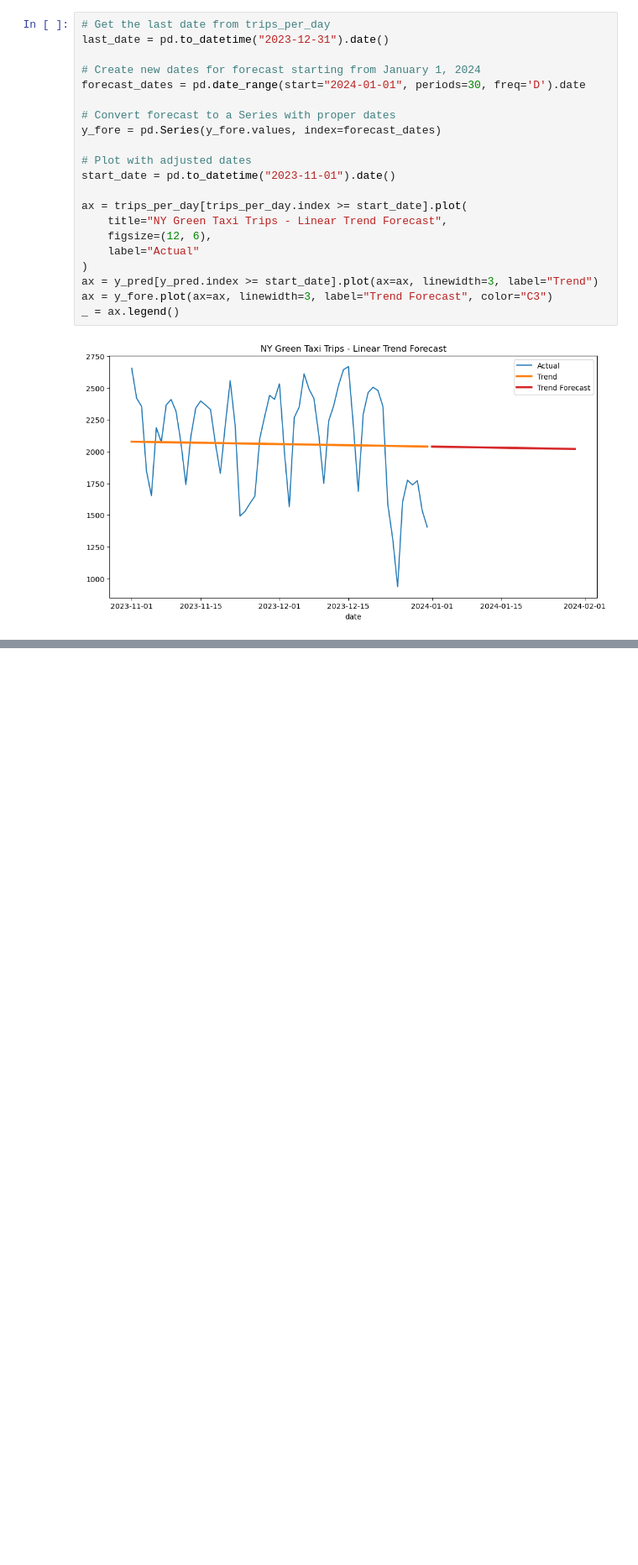
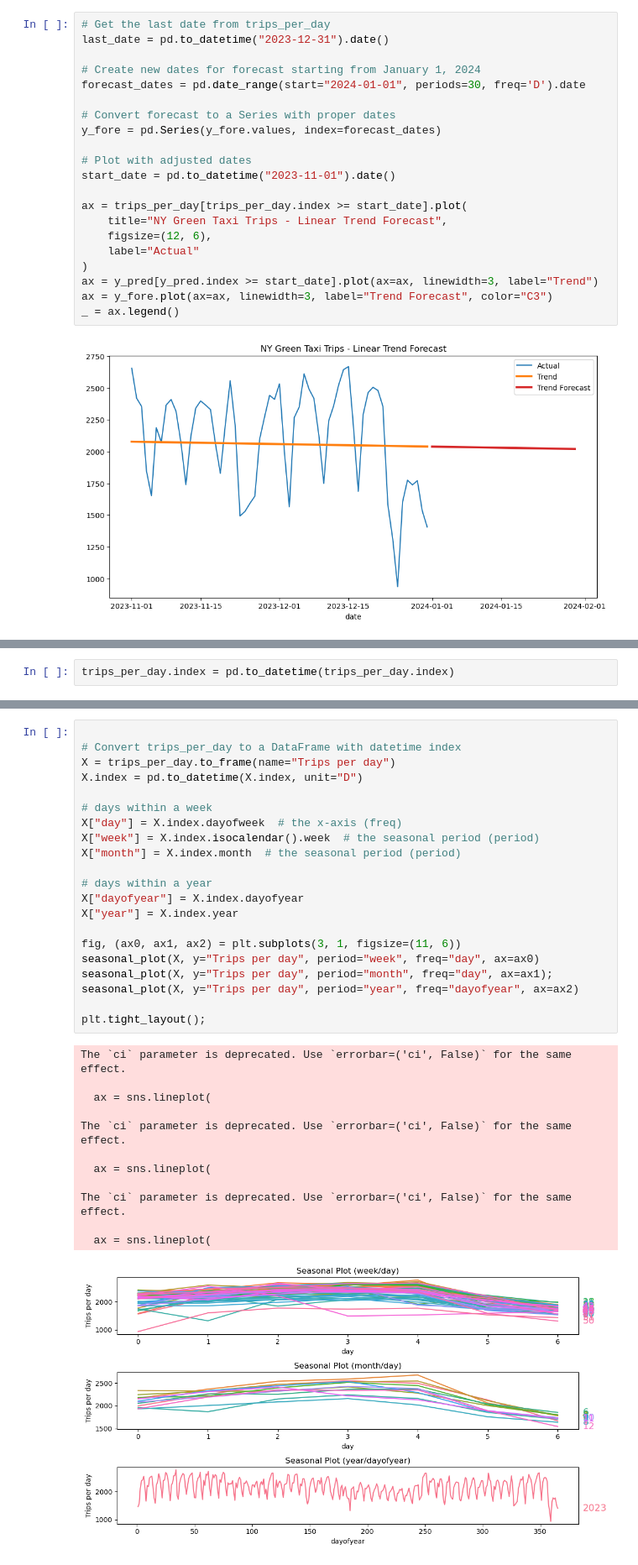
Before and after one commit to TillMeineke/ML_Zoomcamp2024_hw, a Jupyter notebook: NYTaxiForecast/notebooks/00_EDA.ipynb, the cells around one changed output, grey strips where cells are left out. Shown at 84% size. Saved outputs shown, nothing was run; the diff lists cells and outputs as text; blank space fills up the shorter version.

```diff
--- a/NYTaxiForecast/notebooks/00_EDA.ipynb
+++ b/NYTaxiForecast/notebooks/00_EDA.ipynb
@@ -346,0 +469,2 @@ _ = ax.legend()
+# %%
+trips_per_day.index = pd.to_datetime(trips_per_day.index)
@@ -346,0 +511,34 @@ _ = ax.legend()
+# %%
+
+# Convert trips_per_day to a DataFrame with datetime index
+X = trips_per_day.to_frame(name="Trips per day")
+X.index = pd.to_datetime(X.index, unit="D")
+
+# days within a week
+X["day"] = X.index.dayofweek  # the x-axis (freq)
+X["week"] = X.index.isocalendar().week  # the seasonal period (period)
+X["month"] = X.index.month  # the seasonal period (period)
+
+# days within a year
+X["dayofyear"] = X.index.dayofyear
+X["year"] = X.index.year
+
+fig, (ax0, ax1, ax2) = plt.subplots(3, 1, figsize=(11, 6))
+seasonal_plot(X, y="Trips per day", period="week", freq="day", ax=ax0)
+seasonal_plot(X, y="Trips per day", period="month", freq="day", ax=ax1);
+seasonal_plot(X, y="Trips per day", period="year", freq="dayofyear", ax=ax2)
+
+plt.tight_layout();
+# %% [output]
+The `ci` parameter is deprecated. Use `errorbar=('ci', False)` for the same effect.
+
+  ax = sns.lineplot(
+
+The `ci` parameter is deprecated. Use `errorbar=('ci', False)` for the same effect.
+
+  ax = sns.lineplot(
+
+The `ci` parameter is deprecated. Use `errorbar=('ci', False)` for the same effect.
+
+  ax = sns.lineplot(
+[figure, added]
```
Also changed, not shown: parts of 26 cells of this notebook, 3 other files.
